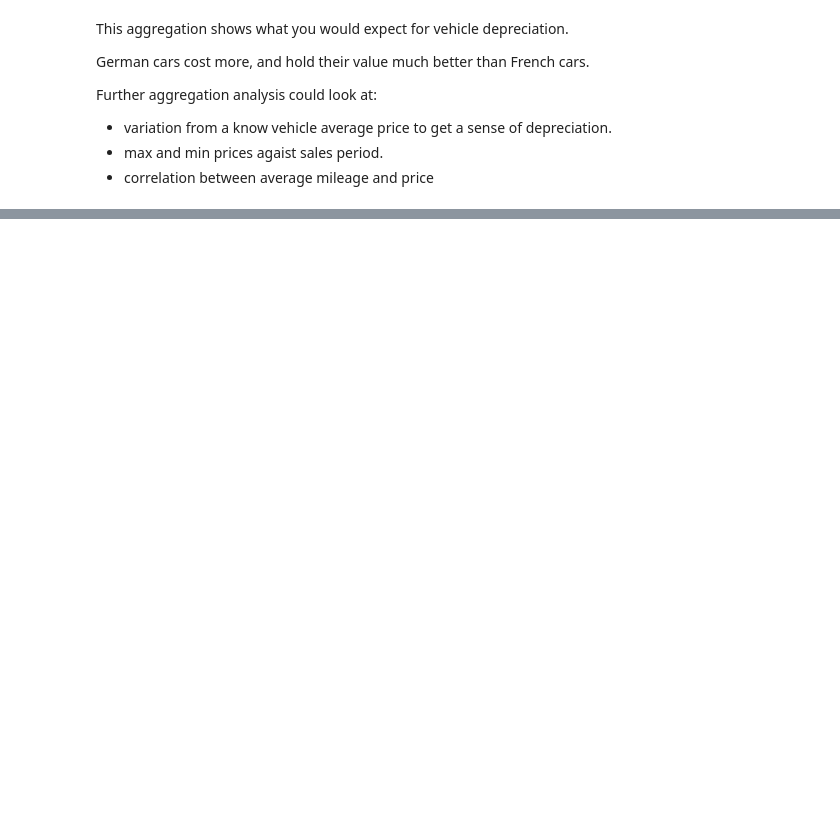
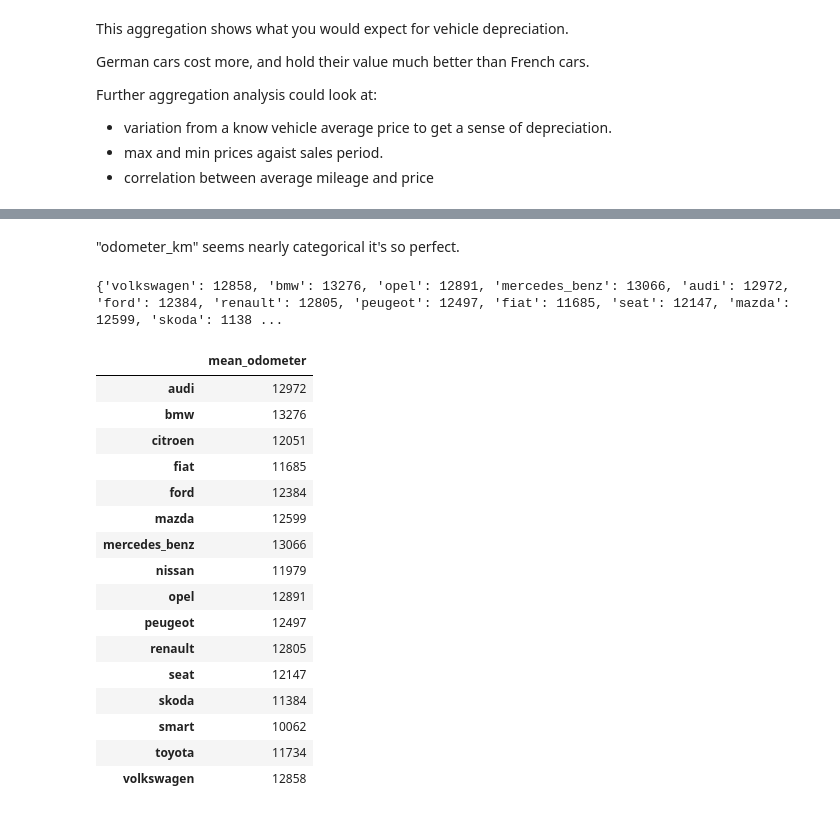
Before and after one commit to holiday-scott/exploring_ebay_car_sales_data, a Jupyter notebook: eBay_Auto_Sales.ipynb, the cells around one changed output, grey strips where cells are left out. Cells and saved outputs as stored; diff of their text form; code cells hidden in the pictures; blank space fills up the shorter version.

```diff
--- a/eBay_Auto_Sales.ipynb
+++ b/eBay_Auto_Sales.ipynb
@@ -681,0 +721,37 @@ This aggregation will use two methods:
+# %% [markdown]
+"odometer_km" seems nearly categorical it's so perfect.
+# %%
+mean_odo_agg = {}
+
+top_16_index = autos["brand"].value_counts(dropna=False, normalize=True).head(16)
+
+for brand in top_16_index.index:
+  brand_slice = autos[autos["brand"] == brand]
+  mean_odo = brand_slice["odometer_km"].mean()
+  mean_odo_agg[brand] = round(mean_odo/10)
+
+print(mean_odo_agg)
+# %% [output]
+{'volkswagen': 12858, 'bmw': 13276, 'opel': 12891, 'mercedes_benz': 13066, 'audi': 12972, 'ford': 12384, 'renault': 12805, 'peugeot': 12497, 'fiat': 11685, 'seat': 12147, 'mazda': 12599, 'skoda': 1138 ...
+# %%
+mean_odo_series = pd.Series(mean_odo_agg)
+mean_odo_df = pd.DataFrame(mean_odo_series, columns=["mean_odometer"])
+mean_odo_df.sort_index()
+# %% [output]
+|  | mean_odometer |
+| audi | 12972 |
+| bmw | 13276 |
+| citroen | 12051 |
+| fiat | 11685 |
+| ford | 12384 |
+| mazda | 12599 |
+| mercedes_benz | 13066 |
+| nissan | 11979 |
+| opel | 12891 |
+| peugeot | 12497 |
+| renault | 12805 |
+| seat | 12147 |
+| skoda | 11384 |
+| smart | 10062 |
+| toyota | 11734 |
+| volkswagen | 12858 |
```
Also changed, not shown: parts of 14 cells of this notebook.
